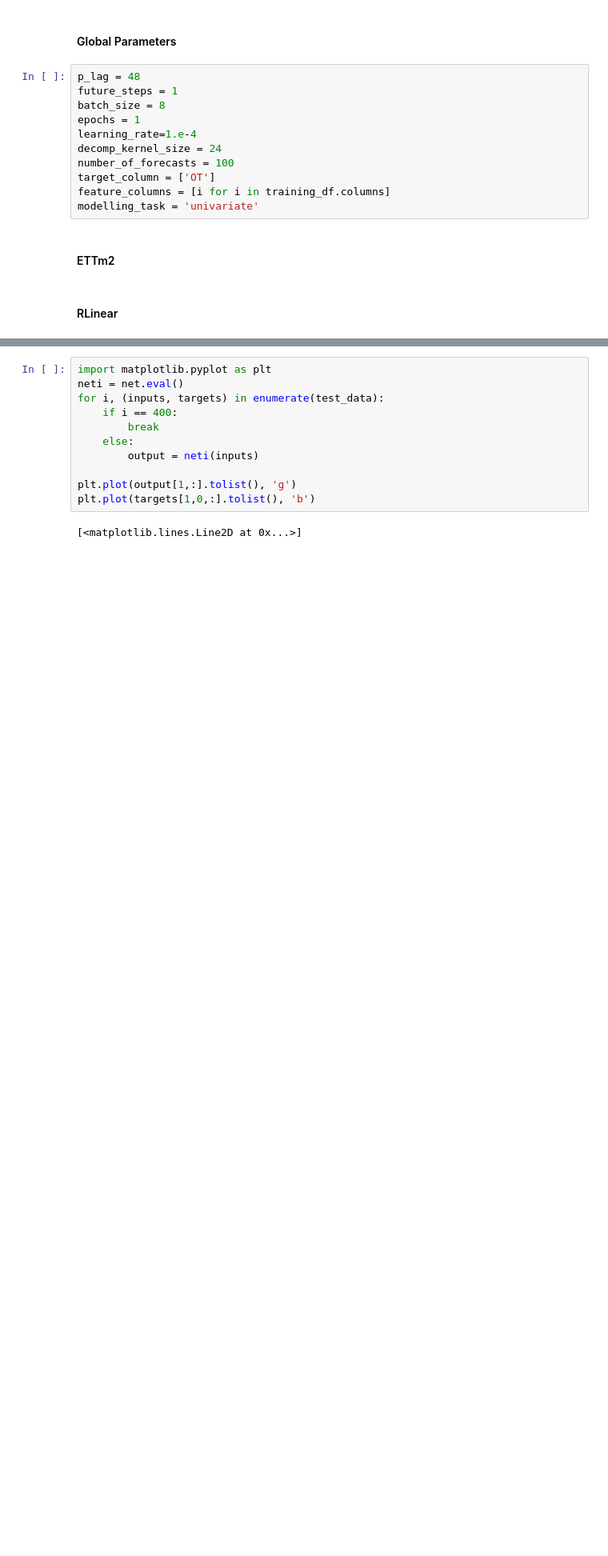
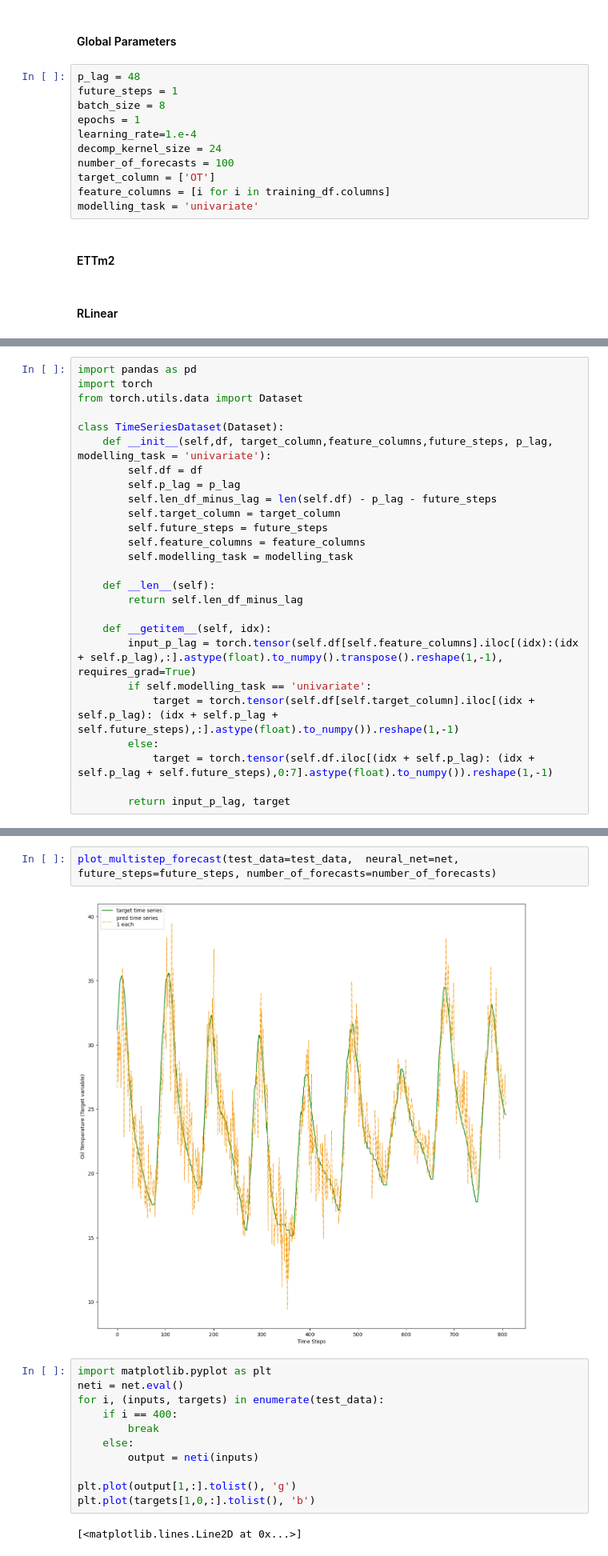
Before and after one commit to nickhanabah/time_series_experiment, a Jupyter notebook: experimentsETTm2.ipynb, the cells around one changed output, grey strips where cells are left out. Shown at 80% size. Cells and saved outputs as stored; diff of their text form; blank space fills up the shorter version.

```diff
--- a/experimentsETTm2.ipynb
+++ b/experimentsETTm2.ipynb
@@ -78,2 +129,28 @@ test_df.head(10)
+# %%
+import pandas as pd
+import torch
+from torch.utils.data import Dataset
+
+class TimeSeriesDataset(Dataset):
+    def __init__(self,df, target_column,feature_columns,future_steps, p_lag, modelling_task = 'univariate'):
+        self.df = df
+        self.p_lag = p_lag
+        self.len_df_minus_lag = len(self.df) - p_lag - future_steps
+        self.target_column = target_column
+        self.future_steps = future_steps
+        self.feature_columns = feature_columns
+        self.modelling_task = modelling_task
+
+    def __len__(self):
+        return self.len_df_minus_lag
+
+    def __getitem__(self, idx):
+        input_p_lag = torch.tensor(self.df[self.feature_columns].iloc[(idx):(idx + self.p_lag),:].astype(float).to_numpy().transpose().reshape(1,-1), requires_grad=True)
+        if self.modelling_task == 'univariate':
+            target = torch.tensor(self.df[self.target_column].iloc[(idx + self.p_lag): (idx + self.p_lag + self.future_steps),:].astype(float).to_numpy()).reshape(1,-1)
+        else:
+            target = torch.tensor(self.df.iloc[(idx + self.p_lag): (idx + self.p_lag + self.future_steps),0:7].astype(float).to_numpy()).reshape(1,-1)
+
+        return input_p_lag, target
 # %%
 test_data = DataLoader(TimeSeriesDataset(test_df, future_steps= future_steps, target_column = target_column,feature_columns=feature_columns,p_lag=p_lag), batch_size=batch_size,drop_last=True)
@@ -100,3 +177,7 @@ output
+# %%
+plot_multistep_forecast(test_data=test_data,  neural_net=net, future_steps=future_steps, number_of_forecasts=number_of_forecasts)
+# %% [output]
+[figure, added]
 # %%
 import matplotlib.pyplot as plt
 neti = net.eval()
```
Also changed, not shown: parts of 5 cells of this notebook.
